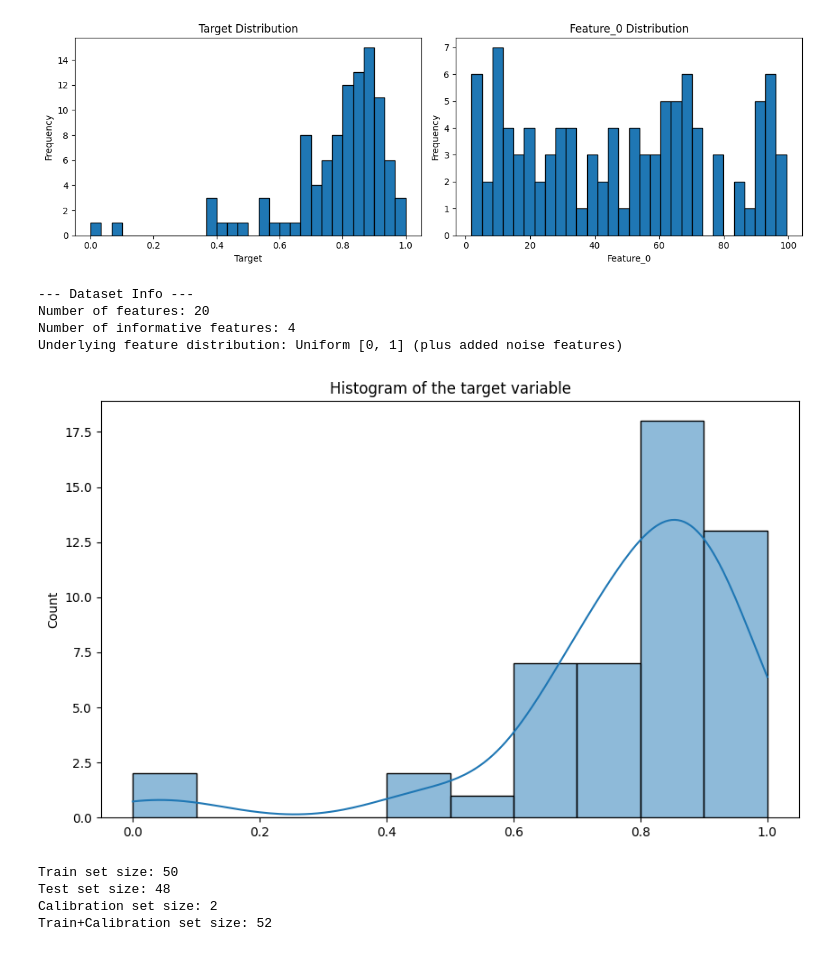
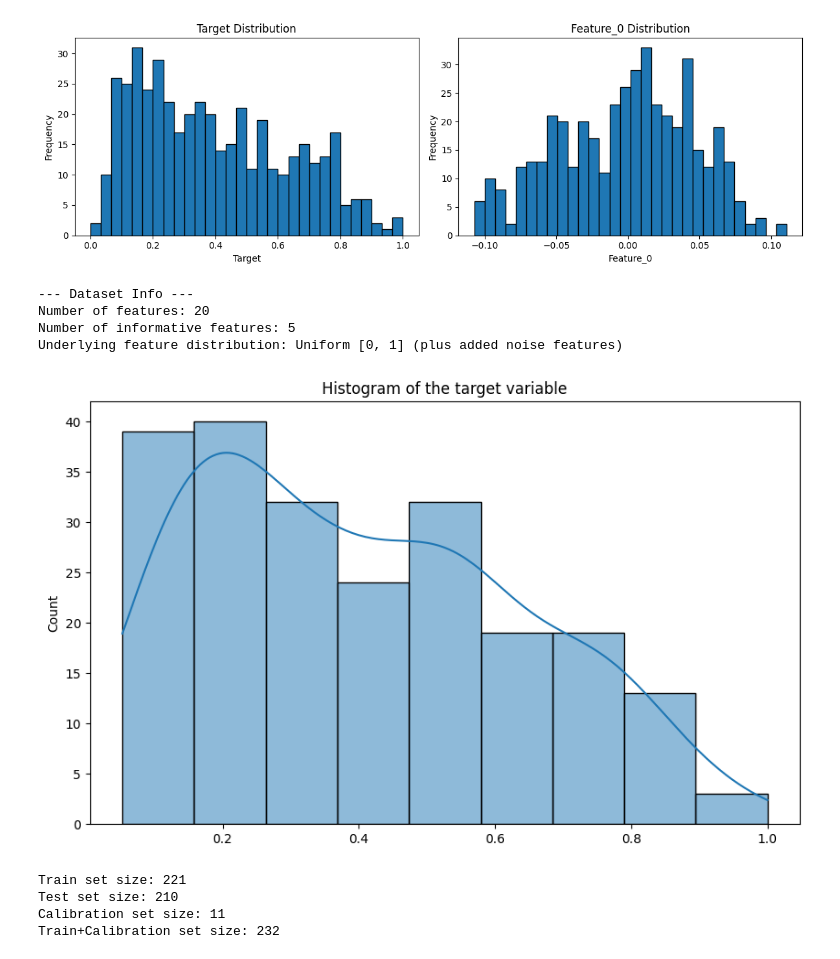
Before and after one commit to simonlanngren/Conformal-Predictive-Decision-Making, a Jupyter notebook: notebooks/Experiment_template.ipynb, the cells around one changed output. Saved outputs shown, nothing was run; the diff lists cells and outputs as text; code cells hidden in the pictures.

```diff
--- a/notebooks/Experiment_template.ipynb
+++ b/notebooks/Experiment_template.ipynb
@@ -15,7 +15,8 @@ from src.main import Main
 df_params = {
     'N': 100,
     'F': 20,
-    'feature_target_relationship': "friedman3", # make_regression, friedman1, friedman2, friedman3
+    'diabetes': True,
+    'feature_target_relationship': "friedman1", # make_regression, friedman1, friedman2, friedman3
     'n_informative': 5, # for make_regression
     'random_state': 2025,
     'noise': 0.1
@@ -33,7 +34,7 @@ utility_dict = {
 subset_size = 500 # TODO: Fix confidence interval
 
 # Confidence level
-epsilon = 0.05 #TODO: fix for inductive as well
+epsilon = 0.05 #TODO: fix for inductive as well TROUBLE
 
 # Data split ratios for training, testing, and calibration
 datasplit_dict = {
@@ -41,44 +42,62 @@ datasplit_dict = {
     'test_cal': 0.95,    # XX% of data goes to test
 }
 
+neighbors_list = [1, 3, 5, 7, 10, 15, 20, 30, 40, 50, 60, 70, 80, 90, 100]
+train_fraction = (1 - datasplit_dict['train_test']) * 0.8
+max_k = int(df_params['N'] * train_fraction)
+
+n_neighbors_valid = (
+    neighbors_list
+    if df_params['diabetes']
+    else [k for k in neighbors_list if k <= max_k]
+)
+
 grid_search_space = {
     'knn': {
-        'n_neighbors': [1, 3, 5, 7, 10, 15, 20, 30, 40, 50, 60, 70, 80, 90, 100],
+        'n_neighbors': n_neighbors_valid,
         'weights': ['uniform', 'distance'],
         'metric': ['euclidean', 'manhattan']
     },
     'ridge': {
         'alpha': [0.01, 0.1, 1.0, 10.0, 100.0],
     }
 }
 
 config_dict = {
-    'mode': "Online",
+    'mode': "Inductive",
     'knn': True,
     'ridge': True,
     'gp': True,
     'bayesian_ridge': True,
     'optimal': True,
     'predictive': False,
     'model_selection': True,
-    'grid_search_space': grid_search_space
+    'grid_search_space': grid_search_space,
+    'confidence_intervals': True
 }
 
-# TODO: Online always count regret
-# TODO: Plot difference between optimal and model
+plot_config = {
+    'average_utility': True,
+    'average_utility_with_confidence': False,
+    'difference_from_optimal': False,
+    'difference_from_optimal_with_confidence': False,
+    'regret': False,
+    'regret_with_confidence': False
+}
+
 # TODO: Fix confidence interval
 
 # Instantiate and run Main class
-main = Main(df_params, utility_dict, subset_size, epsilon, datasplit_dict, config_dict)
+main = Main(df_params, utility_dict, subset_size, epsilon, datasplit_dict, config_dict, plot_config)
 main.run()
 # %% [output]
-[figure, old version]
+[figure, new version]
 --- Dataset Info ---
 Number of features: 20
-Number of informative features: 4
+Number of informative features: 5
 Underlying feature distribution: Uniform [0, 1] (plus added noise features)
-[figure, old version]
+[figure, new version]
-Train set size: 50
-Test set size: 48
-Calibration set size: 2
-Train+Calibration set size: 52
+Train set size: 221
+Test set size: 210
+Calibration set size: 11
+Train+Calibration set size: 232
```
Also changed, not shown: parts of 1 cell of this notebook, 6 other files.
